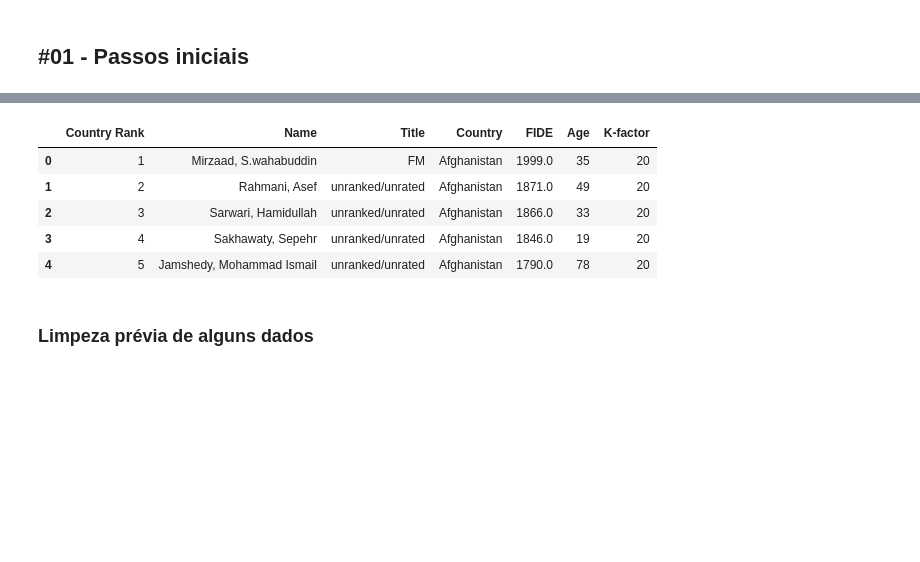
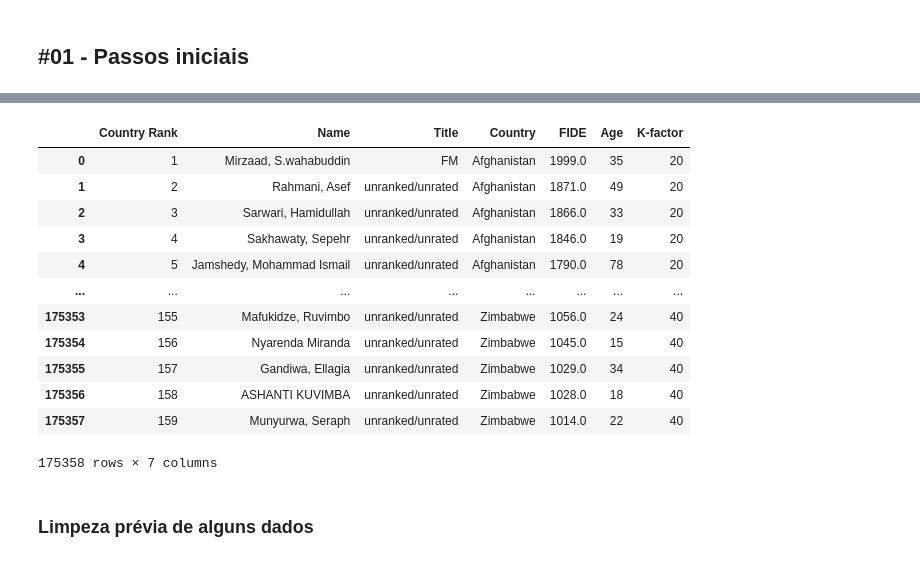
Before and after one commit to samilagarrido/DataChess, a Jupyter notebook: projeto.ipynb, the cells around one changed output, grey strips where cells are left out. Cells and saved outputs as stored; diff of their text form; code cells hidden in the pictures; blank space fills up the shorter version.

```diff
--- a/projeto.ipynb
+++ b/projeto.ipynb
@@ -21,16 +28,23 @@ lichess.head()
 # %%
 ## Dataset 2: FIDE 2022
 ## Possui informações sobre todos os jogadores registrados na Federação Internacional de Xadrez (FIDE)
 
-data = pd.read_csv('./datasets/International Chess Statistics 2022/Complete_Players_Database.csv')
-data.head()
+fide = pd.read_csv('./datasets/International Chess Statistics 2022/Complete_Players_Database.csv')
+fide
 # %% [output]
 |  | Country Rank | Name | Title | Country | FIDE | Age | K-factor |
 | 0 | 1 | Mirzaad, S.wahabuddin | FM | Afghanistan | 1999.0 | 35 | 20 |
 | 1 | 2 | Rahmani, Asef | unranked/unrated | Afghanistan | 1871.0 | 49 | 20 |
 | 2 | 3 | Sarwari, Hamidullah | unranked/unrated | Afghanistan | 1866.0 | 33 | 20 |
 | 3 | 4 | Sakhawaty, Sepehr | unranked/unrated | Afghanistan | 1846.0 | 19 | 20 |
 | 4 | 5 | Jamshedy, Mohammad Ismail | unranked/unrated | Afghanistan | 1790.0 | 78 | 20 |
+| ... | ... | ... | ... | ... | ... | ... | ... |
+| 175353 | 155 | Mafukidze, Ruvimbo | unranked/unrated | Zimbabwe | 1056.0 | 24 | 40 |
+| 175354 | 156 | Nyarenda Miranda | unranked/unrated | Zimbabwe | 1045.0 | 15 | 40 |
+| 175355 | 157 | Gandiwa, Ellagia | unranked/unrated | Zimbabwe | 1029.0 | 34 | 40 |
+| 175356 | 158 | ASHANTI KUVIMBA | unranked/unrated | Zimbabwe | 1028.0 | 18 | 40 |
+| 175357 | 159 | Munyurwa, Seraph | unranked/unrated | Zimbabwe | 1014.0 | 22 | 40 |
+175358 rows × 7 columns
 # %% [markdown]
 ### Limpeza prévia de alguns dados
 # %%
```
Also changed, not shown: parts of 23 cells of this notebook.
